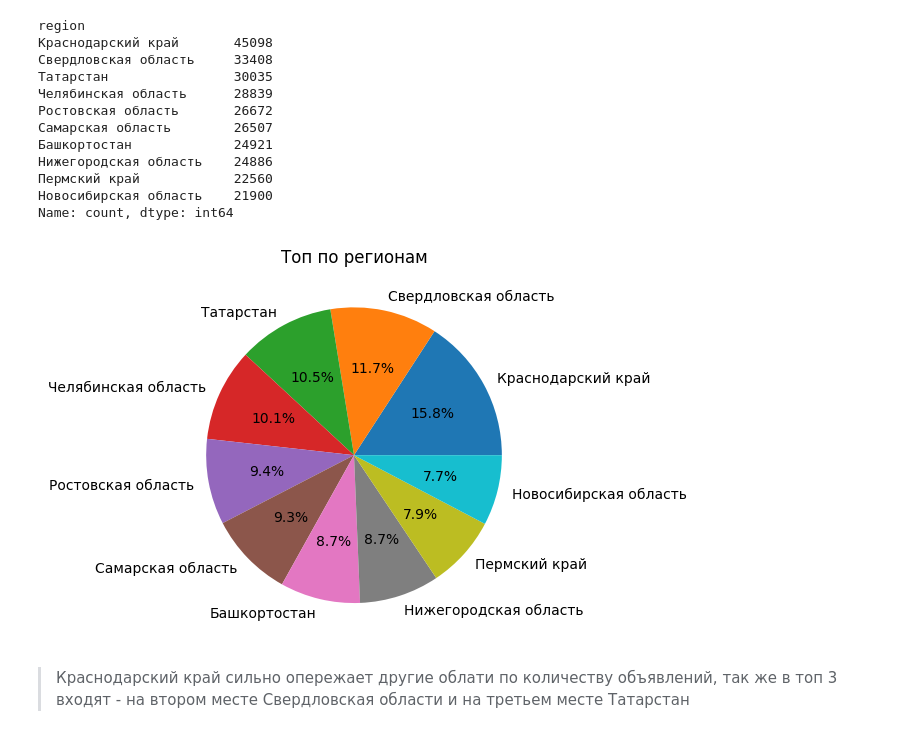
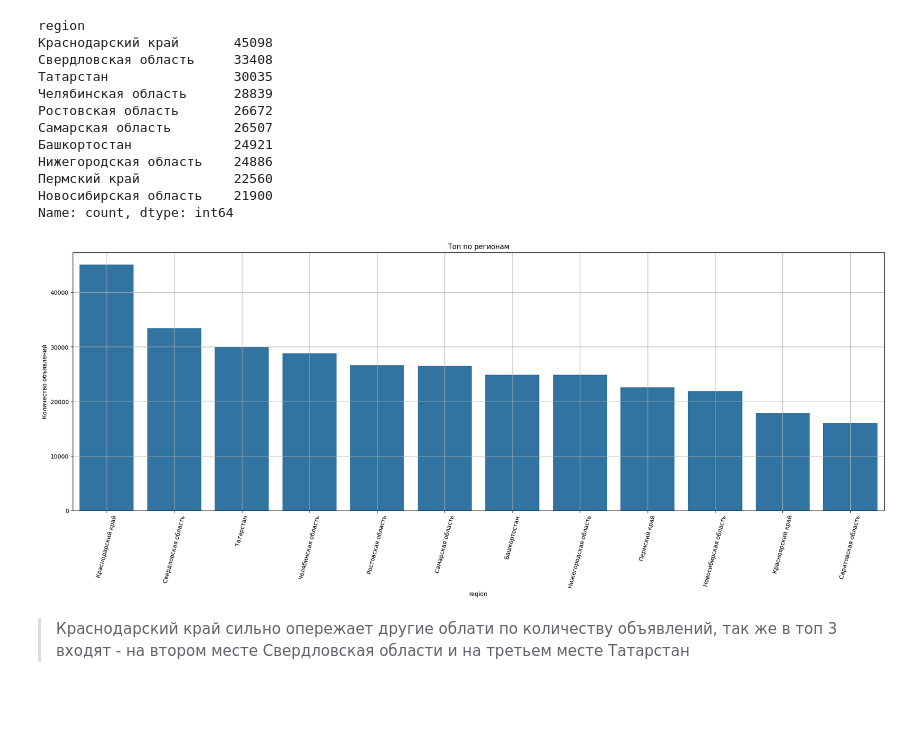
Before and after one commit to Purplex8/Avito-project, a Jupyter notebook: Avito_project_part1.ipynb, the cells around one changed output. Cells and saved outputs as stored; diff of their text form; code cells hidden in the pictures; blank space fills up the shorter version.

```diff
--- a/Avito_project_part1.ipynb
+++ b/Avito_project_part1.ipynb
@@ -296,12 +296,18 @@ region
 Пермский край            22560
 Новосибирская область    21900
 Name: count, dtype: int64
-# %%
-plt.title("Топ по регионам")
-plt.pie(top_region,labels=top_region.index,radius=1, autopct='%.1f%%')
-plt.show()
-# %% [output]
-[figure, removed]
+# %%
+region_demand = df2['region'].value_counts().head(12)
+plt.figure(figsize=(25, 8))
+sns.barplot(x=region_demand.index, y=region_demand.values)
+plt.title("Топ по регионам")
+plt.xlabel('region')
+plt.ylabel('Количество объявлений')
+plt.xticks(rotation=75)
+plt.grid()
+plt.show()
+# %% [output]
+[figure, added]
 # %% [markdown]
 > Краснодарский край сильно опережает другие облати по количеству объявлений, так же в топ 3 входят - на втором месте Свердловская области и на третьем месте Татарстан
 # %% [markdown]
```
Also changed, not shown: parts of 2 cells of this notebook.
